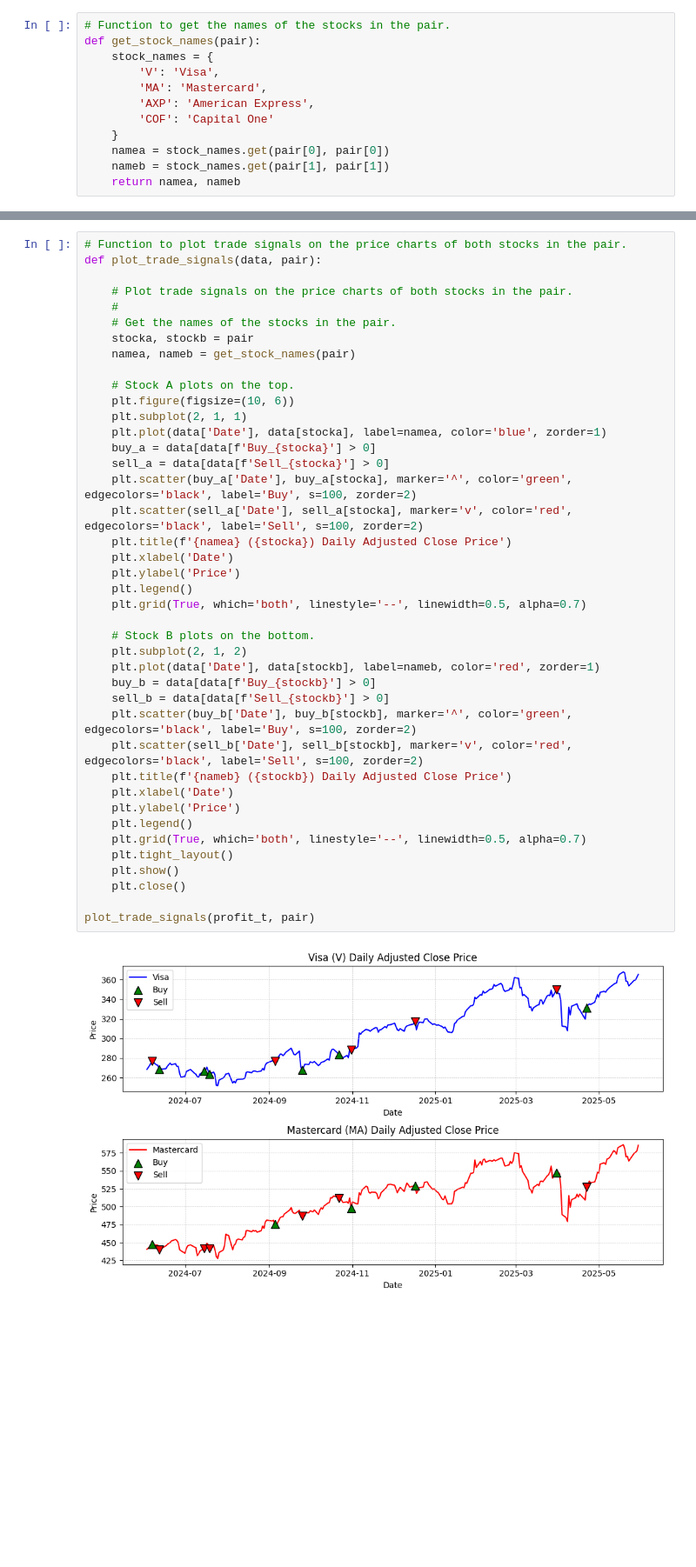
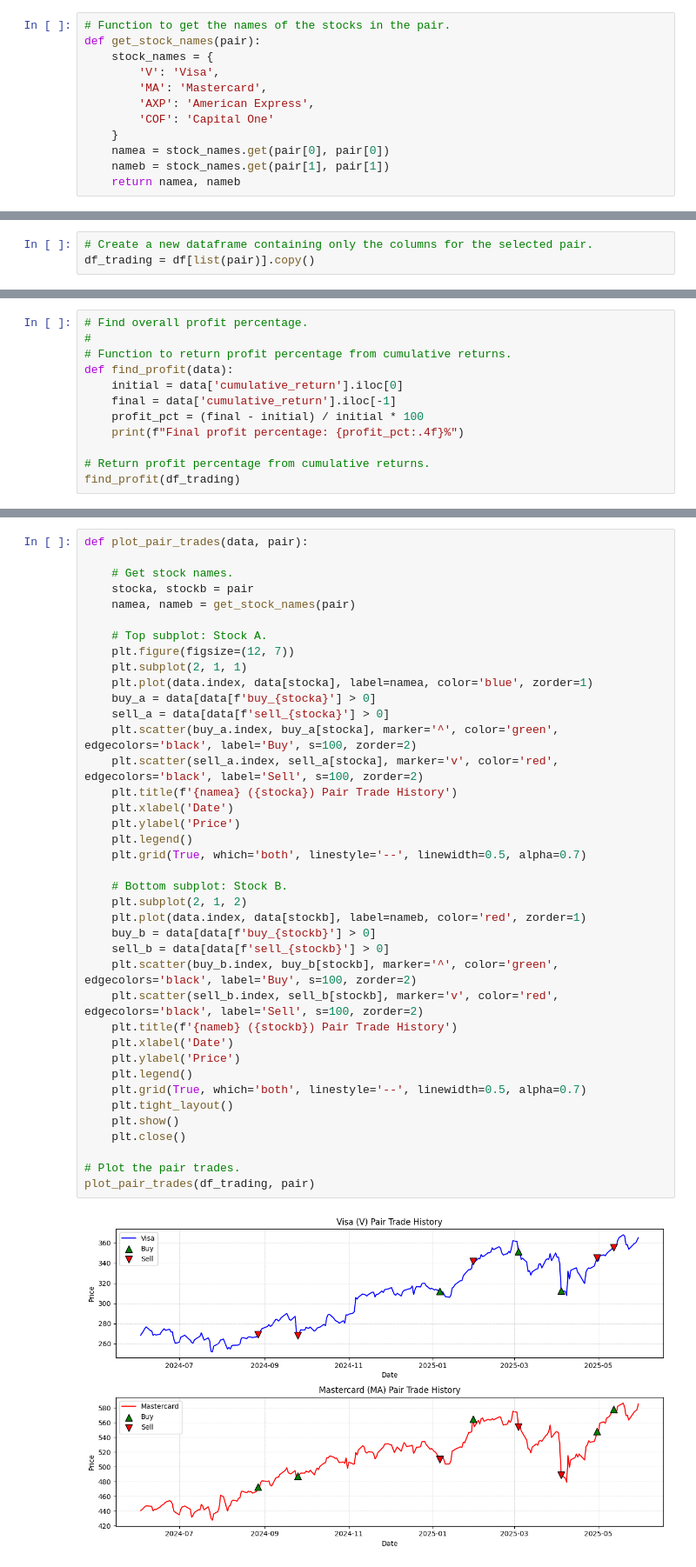
Before and after one commit to jay-gleeson/fintech-pairs-csuf, a Jupyter notebook: archive/pairs_trading.ipynb, the cells around one changed output, grey strips where cells are left out. Shown: that part at 87% size. Cells and saved outputs as stored; diff of their text form; blank space fills up the shorter version.

```diff
--- a/archive/pairs_trading.ipynb
+++ b/archive/pairs_trading.ipynb
@@ -596,3 +580,6 @@ Statsmodels p-value: 0.022581912836219985
+# %%
+# Create a new dataframe containing only the columns for the selected pair.
+df_trading = df[list(pair)].copy()
 # %%
 # Function to plot the spread between the two stocks in the pair.
 def plot_spread(data, pair):
@@ -696,0 +719,12 @@ plot_cumulative_returns(df, pair)
+# %%
+# Find overall profit percentage.
+#
+# Function to return profit percentage from cumulative returns.
+def find_profit(data):
+    initial = data['cumulative_return'].iloc[0]
+    final = data['cumulative_return'].iloc[-1]
+    profit_pct = (final - initial) / initial * 100
+    print(f"Final profit percentage: {profit_pct:.4f}%")
+
+# Return profit percentage from cumulative returns.
+find_profit(df_trading)
@@ -925,43 +776,41 @@ Max Drawdown (profit_tracker): 0.3859670112582861
 # %%
-# Function to plot trade signals on the price charts of both stocks in the pair.
-def plot_trade_signals(data, pair):
+def plot_pair_trades(data, pair):
 
-    # Plot trade signals on the price charts of both stocks in the pair.
-    #
-    # Get the names of the stocks in the pair.
+    # Get stock names.
     stocka, stockb = pair
     namea, nameb = get_stock_names(pair)
 
-    # Stock A plots on the top.
-    plt.figure(figsize=(10, 6))
+    # Top subplot: Stock A.
+    plt.figure(figsize=(12, 7))
     plt.subplot(2, 1, 1)
-    plt.plot(data['Date'], data[stocka], label=namea, color='blue', zorder=1)
-    buy_a = data[data[f'Buy_{stocka}'] > 0]
-    sell_a = data[data[f'Sell_{stocka}'] > 0]
-    plt.scatter(buy_a['Date'], buy_a[stocka], marker='^', color='green', edgecolors='black', label='Buy', s=100, zorder=2)
-    plt.scatter(sell_a['Date'], sell_a[stocka], marker='v', color='red', edgecolors='black', label='Sell', s=100, zorder=2)
-    plt.title(f'{namea} ({stocka}) Daily Adjusted Close Price')
+    plt.plot(data.index, data[stocka], label=namea, color='blue', zorder=1)
+    buy_a = data[data[f'buy_{stocka}'] > 0]
+    sell_a = data[data[f'sell_{stocka}'] > 0]
+    plt.scatter(buy_a.index, buy_a[stocka], marker='^', color='green', edgecolors='black', label='Buy', s=100, zorder=2)
+    plt.scatter(sell_a.index, sell_a[stocka], marker='v', color='red', edgecolors='black', label='Sell', s=100, zorder=2)
+    plt.title(f'{namea} ({stocka}) Pair Trade History')
     plt.xlabel('Date')
     plt.ylabel('Price')
     plt.legend()
     plt.grid(True, which='both', linestyle='--', linewidth=0.5, alpha=0.7)
 
-    # Stock B plots on the bottom.
+    # Bottom subplot: Stock B.
     plt.subplot(2, 1, 2)
-    plt.plot(data['Date'], data[stockb], label=nameb, color='red', zorder=1)
-    buy_b = data[data[f'Buy_{stockb}'] > 0]
-    sell_b = data[data[f'Sell_{stockb}'] > 0]
-    plt.scatter(buy_b['Date'], buy_b[stockb], marker='^', color='green', edgecolors='black', label='Buy', s=100, zorder=2)
-    plt.scatter(sell_b['Date'], sell_b[stockb], marker='v', color='red', edgecolors='black', label='Sell', s=100, zorder=2)
-    plt.title(f'{nameb} ({stockb}) Daily Adjusted Close Price')
+    plt.plot(data.index, data[stockb], label=nameb, color='red', zorder=1)
+    buy_b = data[data[f'buy_{stockb}'] > 0]
+    sell_b = data[data[f'sell_{stockb}'] > 0]
+    plt.scatter(buy_b.index, buy_b[stockb], marker='^', color='green', edgecolors='black', label='Buy', s=100, zorder=2)
+    plt.scatter(sell_b.index, sell_b[stockb], marker='v', color='red', edgecolors='black', label='Sell', s=100, zorder=2)
+    plt.title(f'{nameb} ({stockb}) Pair Trade History')
     plt.xlabel('Date')
     plt.ylabel('Price')
     plt.legend()
     plt.grid(True, which='both', linestyle='--', linewidth=0.5, alpha=0.7)
     plt.tight_layout()
     plt.show()
     plt.close()
 
-plot_trade_signals(profit_t, pair)
+# Plot the pair trades.
+plot_pair_trades(df_trading, pair)
 # %% [output]
-[figure, old version]
+[figure, new version]
```
Also changed, not shown: parts of 22 cells of this notebook, 1 other file.
